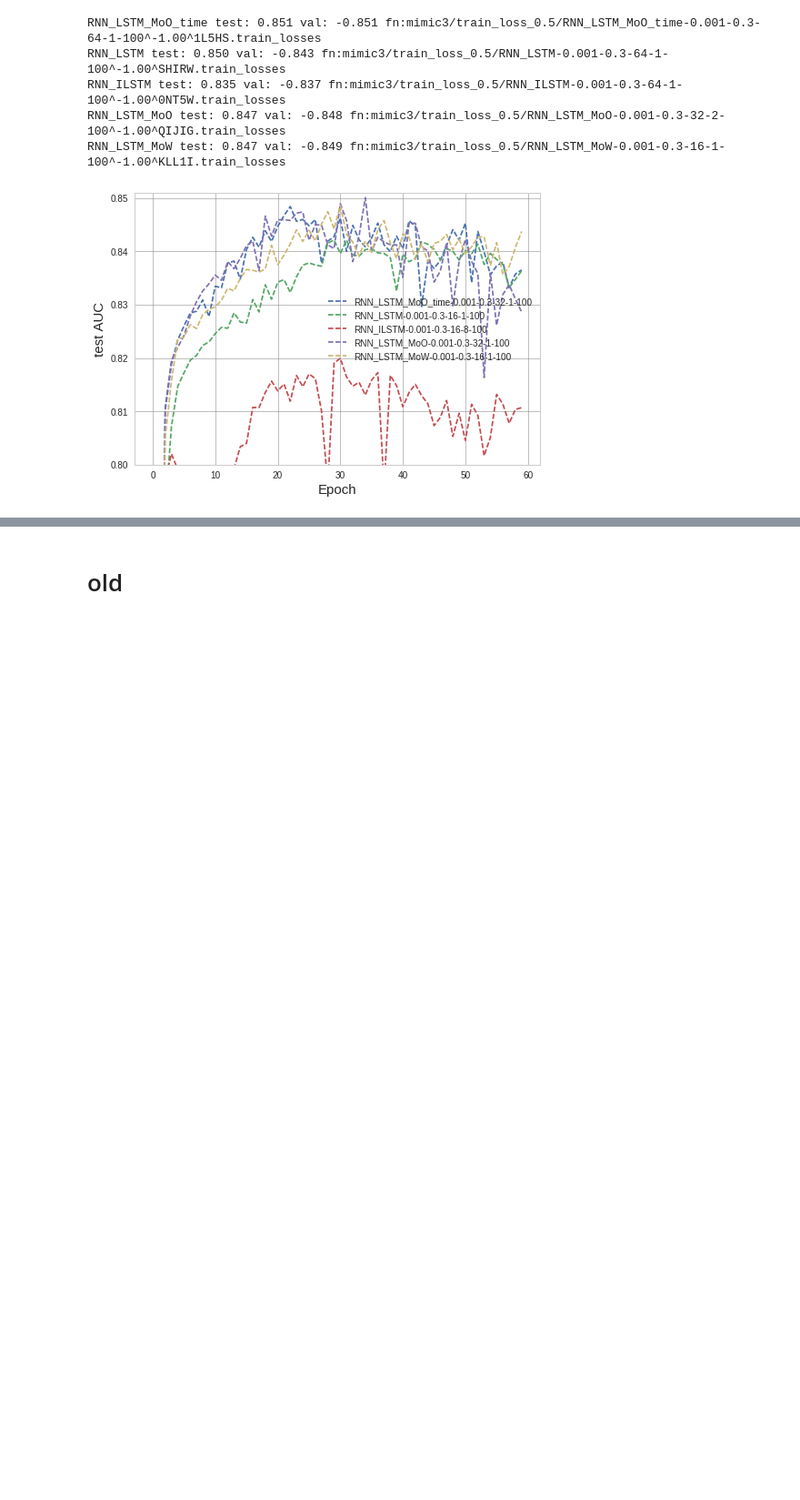
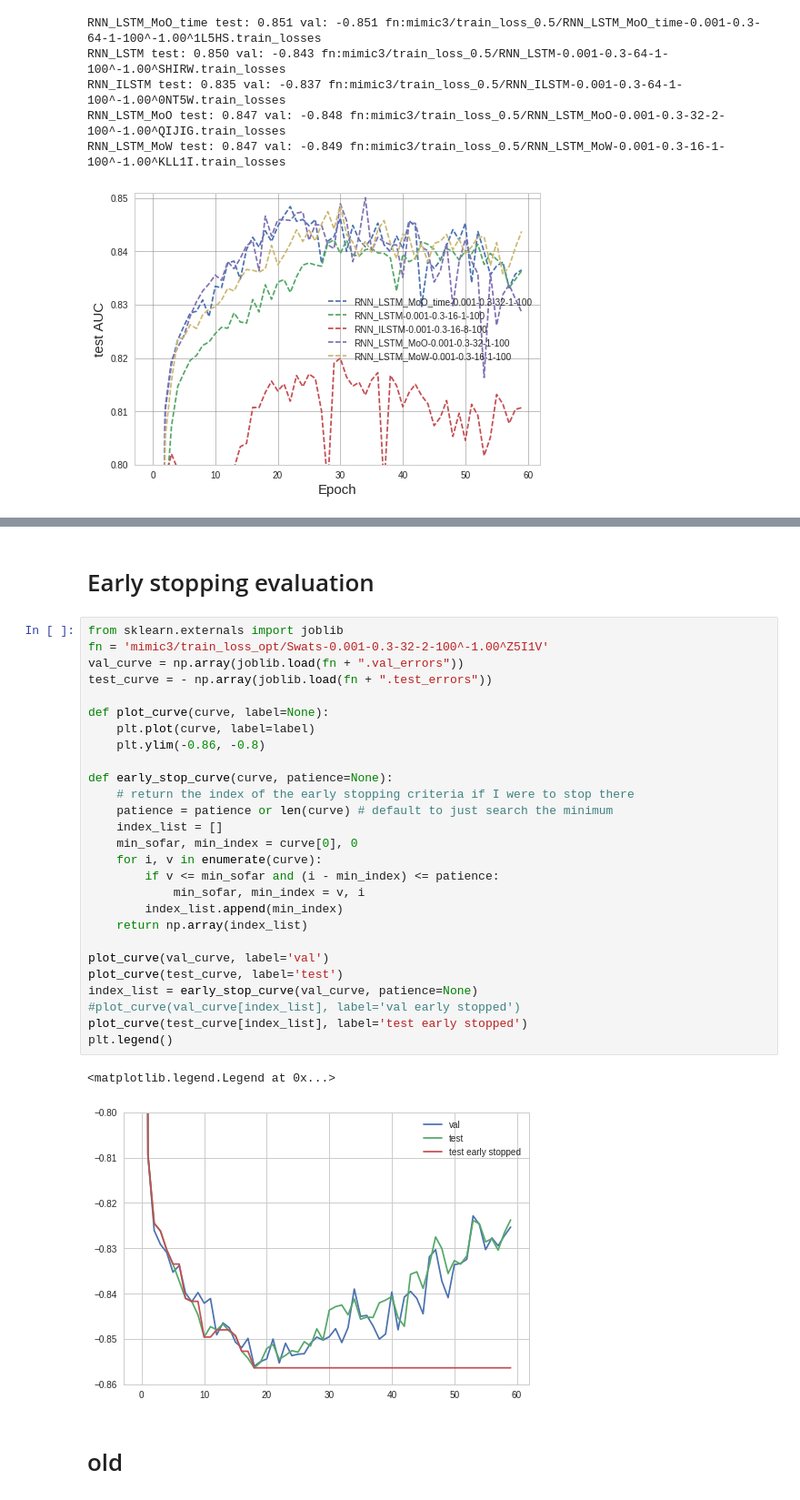
Before and after one commit to nathanwang000/sequence_fun, a Jupyter notebook: SelectivelyShareWeights_relaxedRNN.ipynb, the cells around one changed output, grey strips where cells are left out. Shown at 91% size. Cells and saved outputs as stored; diff of their text form; blank space fills up the shorter version.

```diff
--- a/SelectivelyShareWeights_relaxedRNN.ipynb
+++ b/SelectivelyShareWeights_relaxedRNN.ipynb
@@ -170,3 +249,35 @@ auprc (0.4219, 0.4762, 0.5276)
+# %% [markdown]
+# Early stopping evaluation
+# %%
+from sklearn.externals import joblib
+fn = 'mimic3/train_loss_opt/Swats-0.001-0.3-32-2-100^-1.00^Z5I1V'
+val_curve = np.array(joblib.load(fn + ".val_errors"))
+test_curve = - np.array(joblib.load(fn + ".test_errors"))
+
+def plot_curve(curve, label=None):
+    plt.plot(curve, label=label)
+    plt.ylim(-0.86, -0.8)
+
+def early_stop_curve(curve, patience=None):
+    # return the index of the early stopping criteria if I were to stop there
+    patience = patience or len(curve) # default to just search the minimum
+    index_list = []
+    min_sofar, min_index = curve[0], 0
+    for i, v in enumerate(curve):
+        if v <= min_sofar and (i - min_index) <= patience:
+            min_sofar, min_index = v, i
+        index_list.append(min_index)
+    return np.array(index_list)
+
+plot_curve(val_curve, label='val')
+plot_curve(test_curve, label='test')
+index_list = early_stop_curve(val_curve, patience=None)
+#plot_curve(val_curve[index_list], label='val early stopped')
+plot_curve(test_curve[index_list], label='test early stopped')
+plt.legend()
+# %% [output]
+<matplotlib.legend.Legend at 0x...>
+[figure, added]
 # %% [markdown]
 # old
 # %%
```
Also changed, not shown: parts of 5 cells of this notebook, 9 other files.
